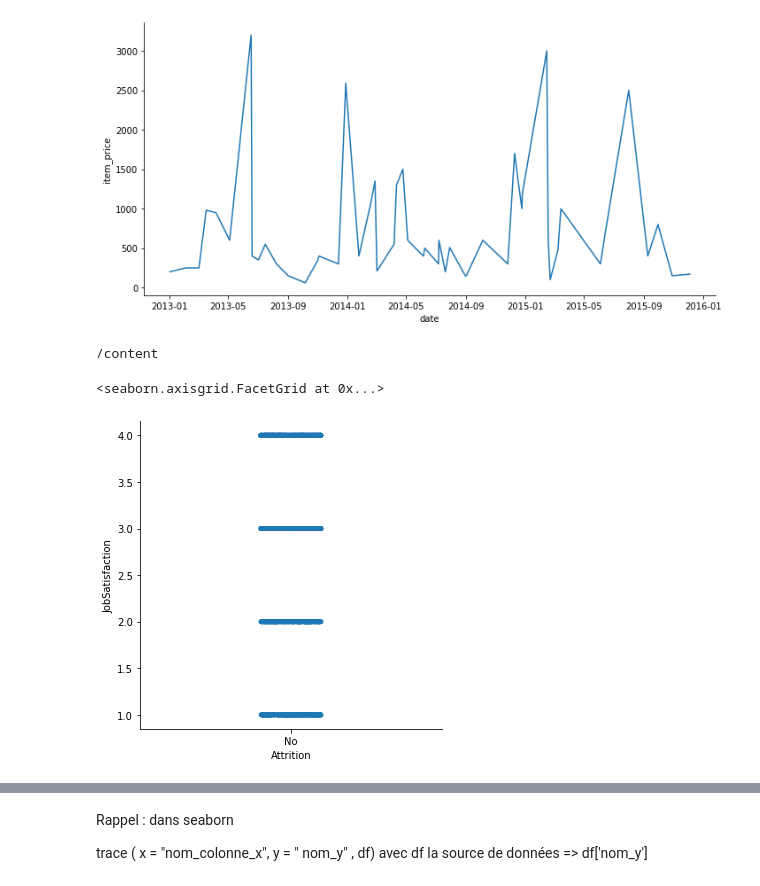
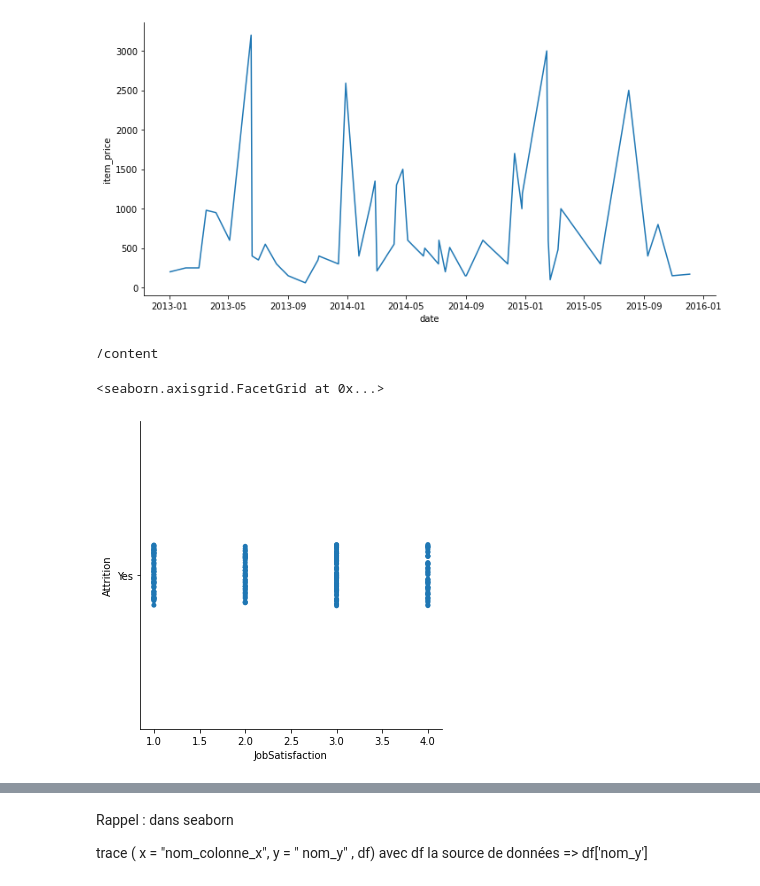
Before and after one commit to agomesdacosta3/H3_Exo_Python, a Jupyter notebook: Data.ipynb, the cells around one changed output, grey strips where cells are left out. Cells and saved outputs as stored; diff of their text form; code cells hidden in the pictures.

```diff
--- a/Data.ipynb
+++ b/Data.ipynb
@@ -205,14 +205,14 @@ dtype: object
 # %%
 !pwd
 
 file3 = pd.read_csv('./ibm_hr_attrition.csv')
 
-tmp = pd.DataFrame(data=file3, columns= ["Attrition","JobSatisfaction"])
+df = pd.DataFrame(data=file3, columns= ["Attrition","JobSatisfaction"])
 
-df = tmp[tmp['Attrition'] == "Yes"]
+df = df[df['Attrition'] == "Yes"]
 
-sb.catplot(x = "Attrition", y = "JobSatisfaction", data=df)
+sb.catplot(x = "JobSatisfaction", y = "Attrition", data=df)
 # %% [output]
 /content
 <seaborn.axisgrid.FacetGrid at 0x...>
-[figure, old version]
+[figure, new version]
```
Also changed, not shown: parts of 1 cell of this notebook.
